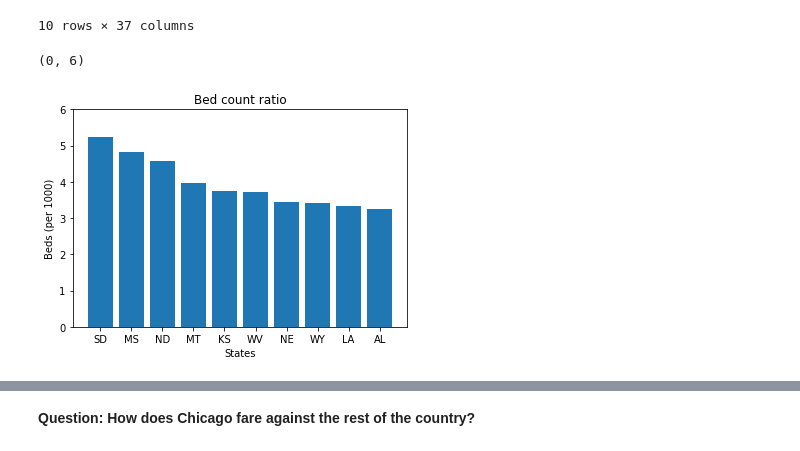
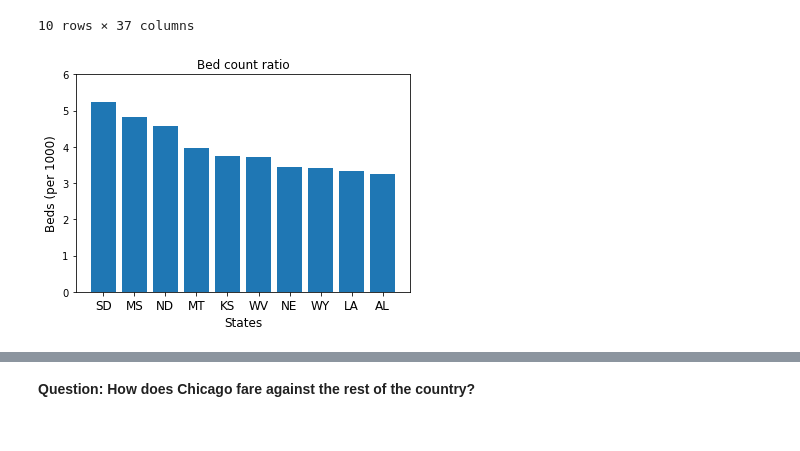
Before and after one commit to rstankovic/DataSciProject_I, a Jupyter notebook: Test_Scripts/Hospitalization_analysis_DG.ipynb, the cells around one changed output, grey strips where cells are left out. Drawn from its saved outputs; the diff is of its cells as text; code cells hidden in the pictures.

```diff
--- a/Test_Scripts/Hospitalization_analysis_DG.ipynb
+++ b/Test_Scripts/Hospitalization_analysis_DG.ipynb
@@ -158,14 +143,17 @@ y_axis_1 = top_10["Bed_ratio (per thousand)"]
 # %%
 plt.bar(x_axis_1, y_axis_1, color="C0", align="center")
 
 # Formatting
-plt.title("Bed count ratio")
-plt.xlabel("States")
-plt.ylabel("Beds (per 1000)")
+plt.title("Bed count ratio", fontsize=12)
+plt.xlabel("States", fontsize=12)
+plt.ylabel("Beds (per 1000)", fontsize=12)
 plt.ylim(0, 6)
+plt.xticks(fontsize=12)
+
+plt.savefig("Top ten states in preparedness.png", dpi=300)
+plt.show()
 # %% [output]
-(0, 6)
-[figure, old version]
+[figure, new version]
 # %%
 #Bottom 10 States
 bottom_10 = State.nsmallest(10,'Bed_ratio (per thousand)')
```
Also changed, not shown: parts of 14 cells of this notebook.
